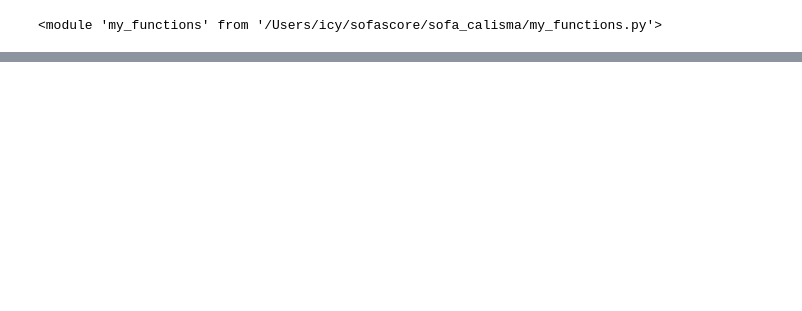
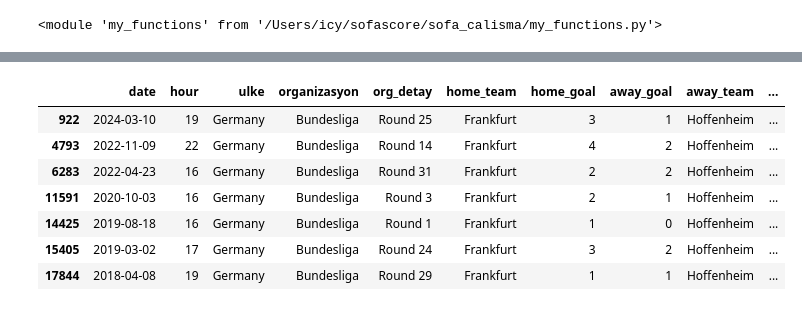
Before and after one commit to jesustr/sofa_calisma, a Jupyter notebook: calisma.ipynb, the cells around one changed output, grey strips where cells are left out. Cells and saved outputs as stored; diff of their text form; code cells hidden in the pictures; blank space fills up the shorter version.

```diff
--- a/calisma.ipynb
+++ b/calisma.ipynb
@@ -49,0 +34,11 @@ df[(df.home_team.str.contains(away_team)) & (df.away_team.str.contains(home_team
+# %%
+df[(df.home_team == home_team) & (df.away_team == away_team)]
+# %% [output]
+|  | date | hour | ulke | organizasyon | org_detay | home_team | home_goal | away_goal | away_team | ... |
+| 922 | 2024-03-10 | 19 | Germany | Bundesliga | Round 25 | Frankfurt | 3 | 1 | Hoffenheim | ... |
+| 4793 | 2022-11-09 | 22 | Germany | Bundesliga | Round 14 | Frankfurt | 4 | 2 | Hoffenheim | ... |
+| 6283 | 2022-04-23 | 16 | Germany | Bundesliga | Round 31 | Frankfurt | 2 | 2 | Hoffenheim | ... |
+| 11591 | 2020-10-03 | 16 | Germany | Bundesliga | Round 3 | Frankfurt | 2 | 1 | Hoffenheim | ... |
+| 14425 | 2019-08-18 | 16 | Germany | Bundesliga | Round 1 | Frankfurt | 1 | 0 | Hoffenheim | ... |
+| 15405 | 2019-03-02 | 17 | Germany | Bundesliga | Round 24 | Frankfurt | 3 | 2 | Hoffenheim | ... |
+| 17844 | 2018-04-08 | 19 | Germany | Bundesliga | Round 29 | Frankfurt | 1 | 1 | Hoffenheim | ... |
```
Also changed, not shown: parts of 12 cells of this notebook, 6 other files.
